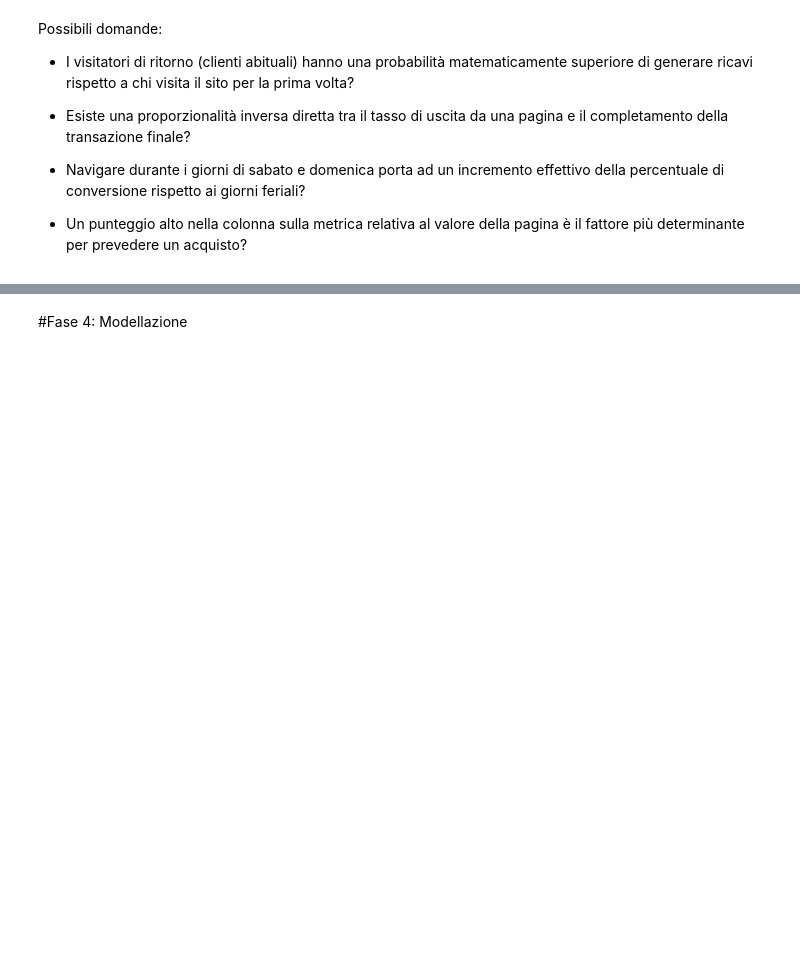
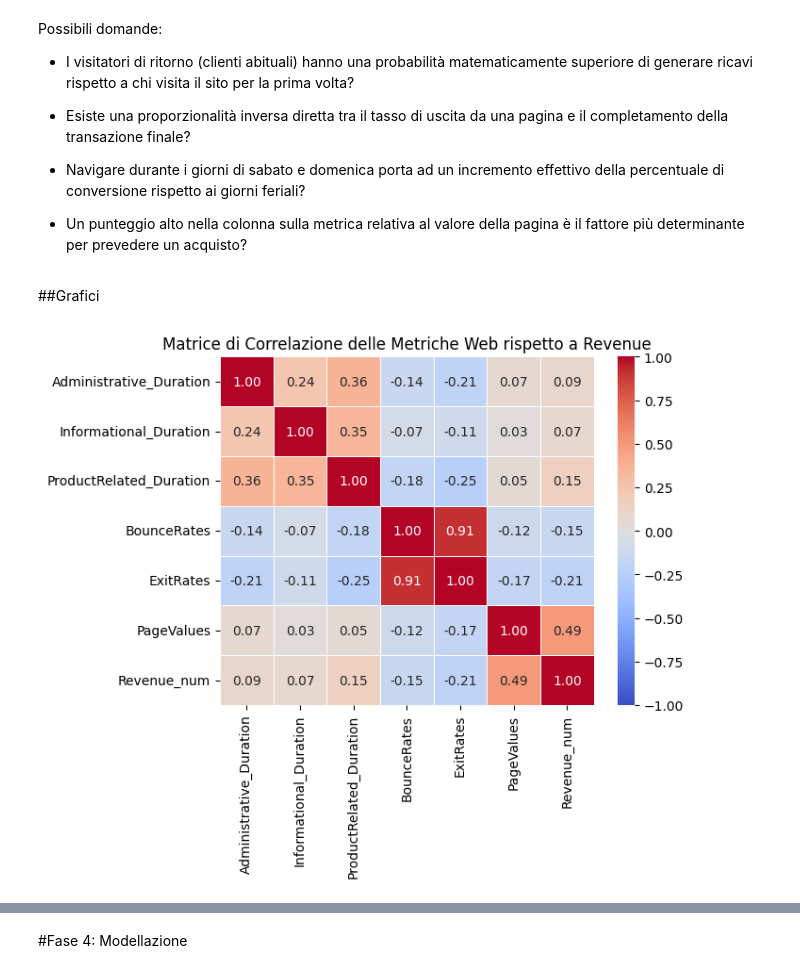
Before and after one commit to carlottaforza03/Progetto-IntroDSePC-Gruppo-6, a Jupyter notebook: notebooks/Progetto_IntroDSePC_gruppo_6.ipynb, the cells around one changed output, grey strips where cells are left out. Saved outputs shown, nothing was run; the diff lists cells and outputs as text; code cells hidden in the pictures; blank space fills up the shorter version.

Commit message:
Ho aggiornato la mia parte della Fase 2 (statistiche descrittive) e integrato i grafici della Fase 3

```diff
--- a/notebooks/Progetto_IntroDSePC_gruppo_6.ipynb
+++ b/notebooks/Progetto_IntroDSePC_gruppo_6.ipynb
@@ -339,0 +328,3 @@ Sebbene i Returning Visitor rappresentino la maggioranza delle sessioni (85,57%)
+# %%
+shopping['Revenue_num'] = shopping['Revenue'].astype(int)
+print(shopping.select_dtypes(include='number').corr()['Revenue_num'].sort_values(ascending=False))
@@ -391,3 +422,16 @@ Possibili domande:
 - Navigare durante i giorni di sabato e domenica porta ad un incremento effettivo della percentuale di conversione rispetto ai giorni feriali?
 
 - Un punteggio alto nella colonna sulla metrica relativa al valore della pagina è il fattore più determinante per prevedere un acquisto?
+# %% [markdown]
+##Grafici
+# %%
+metriche_chiave = ['Administrative_Duration', 'Informational_Duration', 'ProductRelated_Duration',
+                   'BounceRates', 'ExitRates', 'PageValues', 'Revenue_num']
+
+corr_matrix = shopping[metriche_chiave].corr()
+
+sns.heatmap(corr_matrix, annot=True, fmt=".2f", cmap='coolwarm', vmin=-1, vmax=1, linewidths=0.5)
+plt.title('Matrice di Correlazione delle Metriche Web rispetto a Revenue')
+plt.show()
+# %% [output]
+[figure, added]
```
Also changed, not shown: parts of 28 cells of this notebook.
